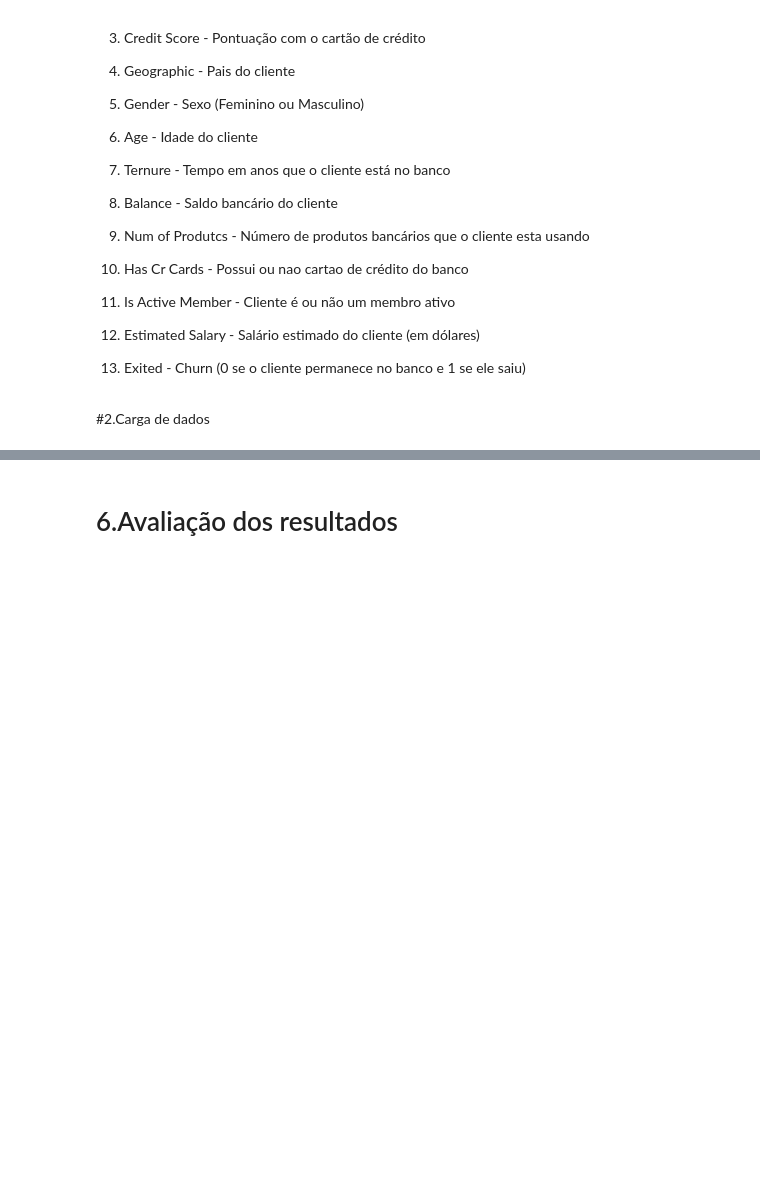
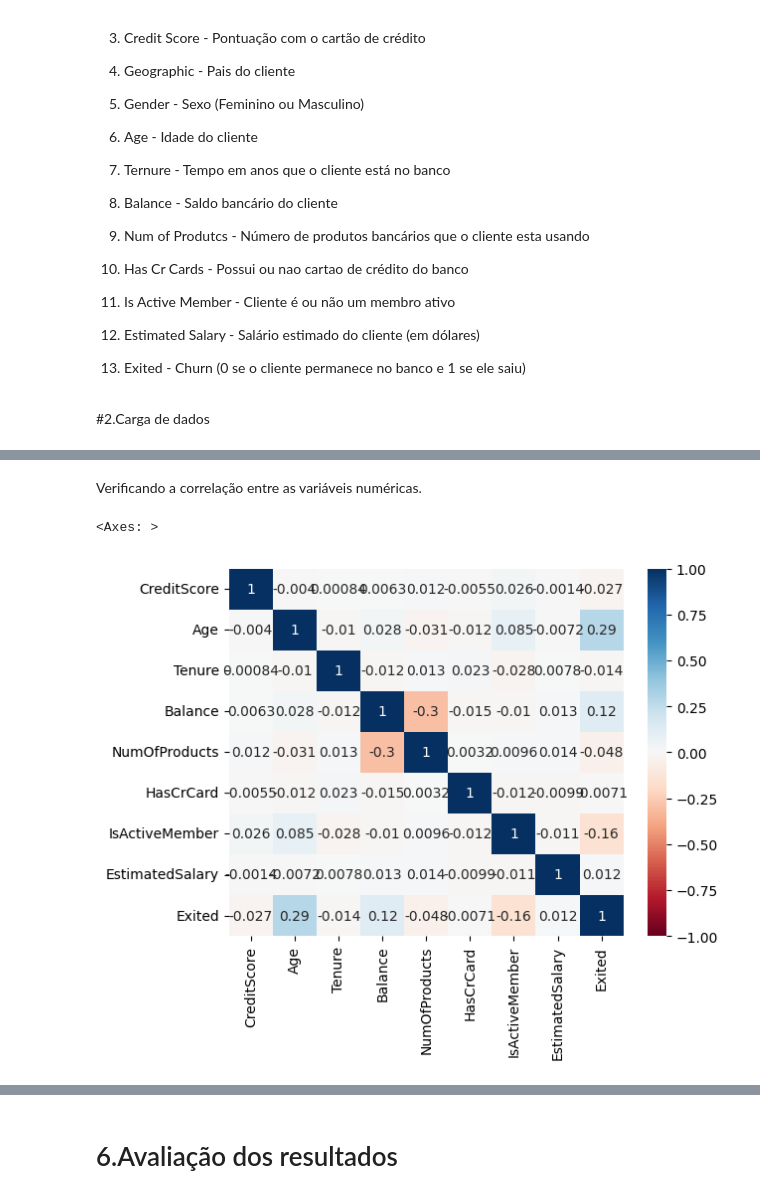
Before and after one commit to TamiTrav/MVP2_PUC, a Jupyter notebook: mvp2_tamiris_travassos.ipynb, the cells around one changed output, grey strips where cells are left out. Drawn from its saved outputs; the diff is of its cells as text; code cells hidden in the pictures; blank space fills up the shorter version.

```diff
--- a/mvp2_tamiris_travassos.ipynb
+++ b/mvp2_tamiris_travassos.ipynb
@@ -418,0 +135,7 @@ print(accuracy_score(y_test, predictions))
+# %% [markdown]
+Verificando a correlação entre as variáveis numéricas.
+# %%
+sns.heatmap(banco_original.corr(),annot=True,cmap='RdBu',vmin=-1,vmax=1)
+# %% [output]
+<Axes: >
+[figure, added]
```
Also changed, not shown: parts of 96 cells of this notebook.
